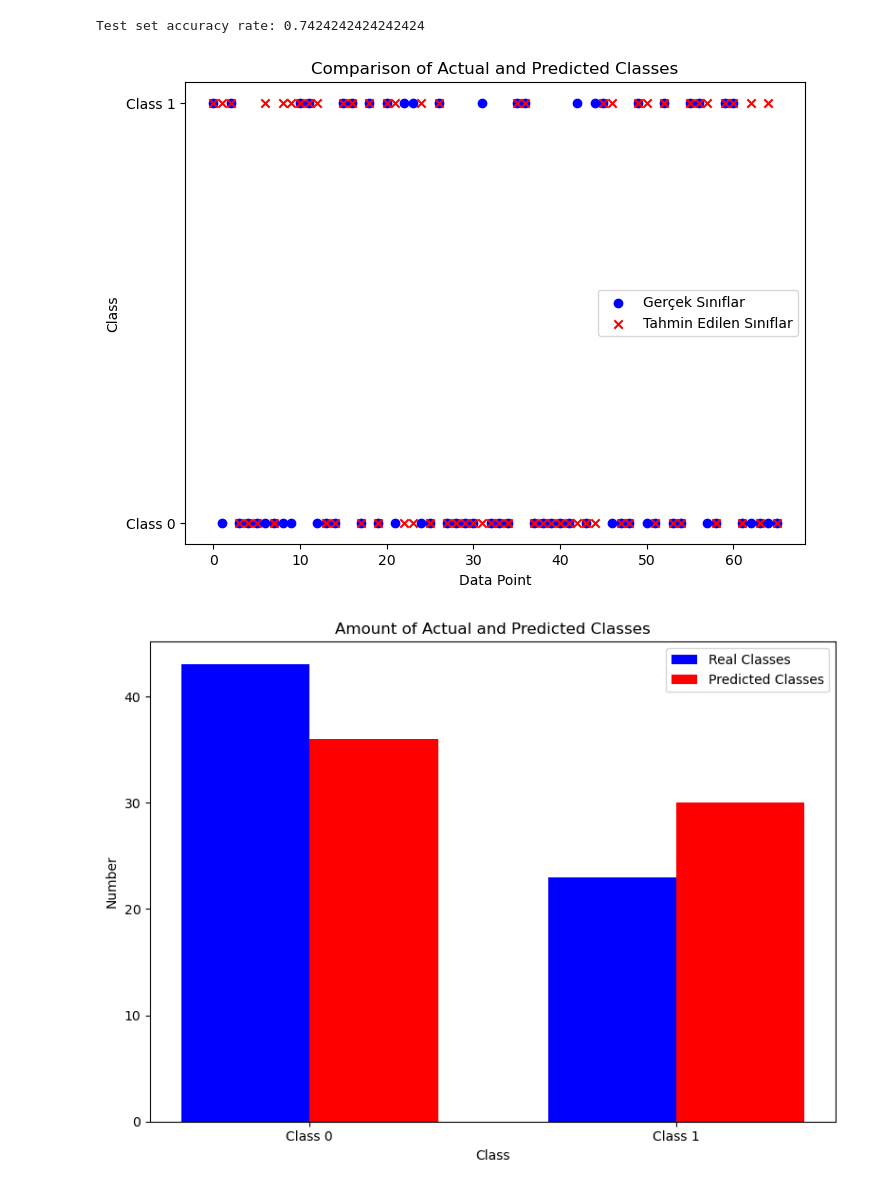
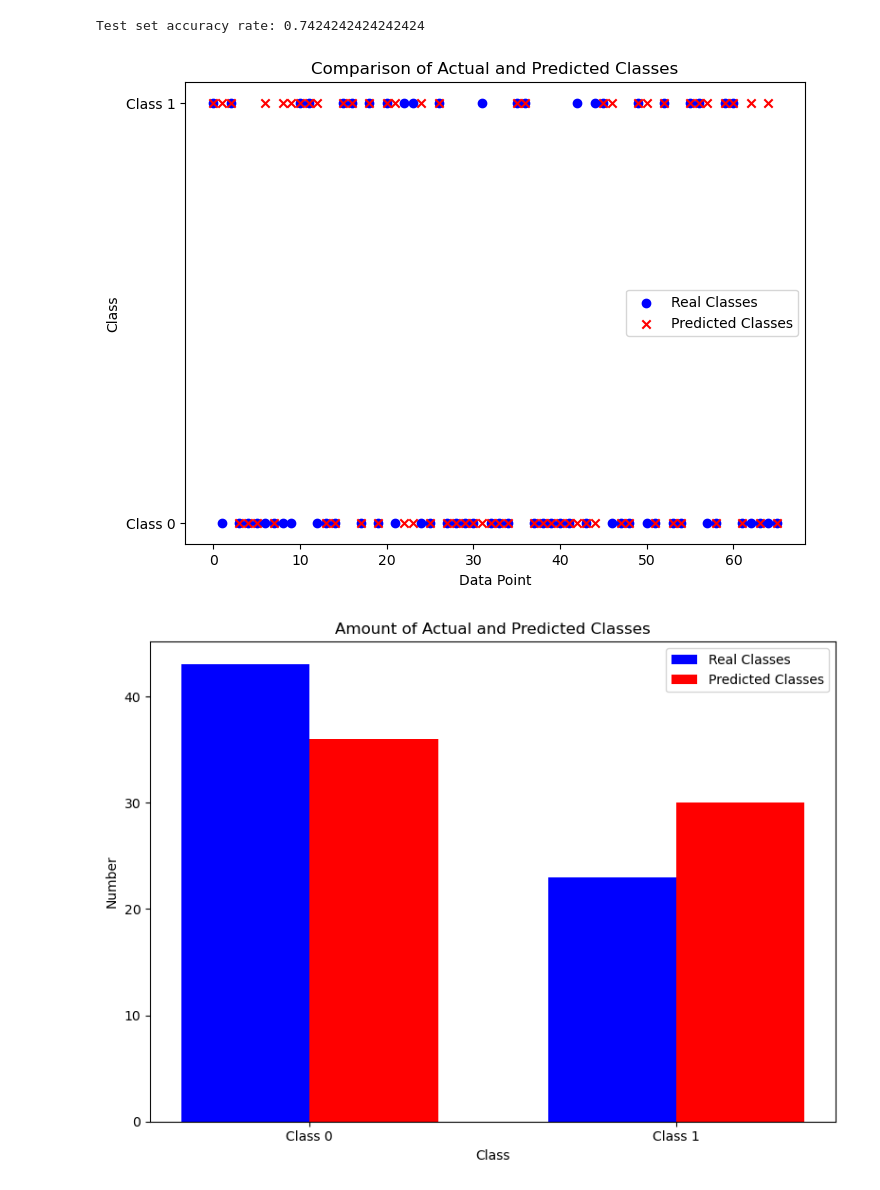
Before and after one commit to KocHanim/Analyzing-Salary-Trends-in-Baseball--SVR-and-SVM-Approach, a Jupyter notebook: Hitters_SVM_SVR/SVM.ipynb, the cells around one changed output. Drawn from its saved outputs; the diff is of its cells as text; code cells hidden in the pictures.

```diff
--- a/Hitters_SVM_SVR/SVM.ipynb
+++ b/Hitters_SVM_SVR/SVM.ipynb
@@ -55,17 +55,17 @@ Test set accuracy rate: 0.7424242424242424
 # %%
 plt.figure(figsize=(8, 6))
 
-plt.scatter(np.arange(len(y_test)), y_test, color='blue', label='Gerçek Sınıflar', marker='o')
-plt.scatter(np.arange(len(y_pred)), y_pred, color='red', label='Tahmin Edilen Sınıflar', marker='x')
+plt.scatter(np.arange(len(y_test)), y_test, color='blue', label='Real Classes', marker='o')
+plt.scatter(np.arange(len(y_pred)), y_pred, color='red', label='Predicted Classes', marker='x')
 
 plt.yticks([0, 1], ['Class 0', 'Class 1'])  # Replacing the Y axis with class labels
 plt.xlabel('Data Point')
 plt.ylabel('Class')
 plt.title('Comparison of Actual and Predicted Classes')
 plt.legend()
 plt.show()
 # %% [output]
-[figure, old version]
+[figure, new version]
 # %%
 unique, counts_true = np.unique(y_test, return_counts=True)
 unique, counts_pred = np.unique(y_pred, return_counts=True)
```
